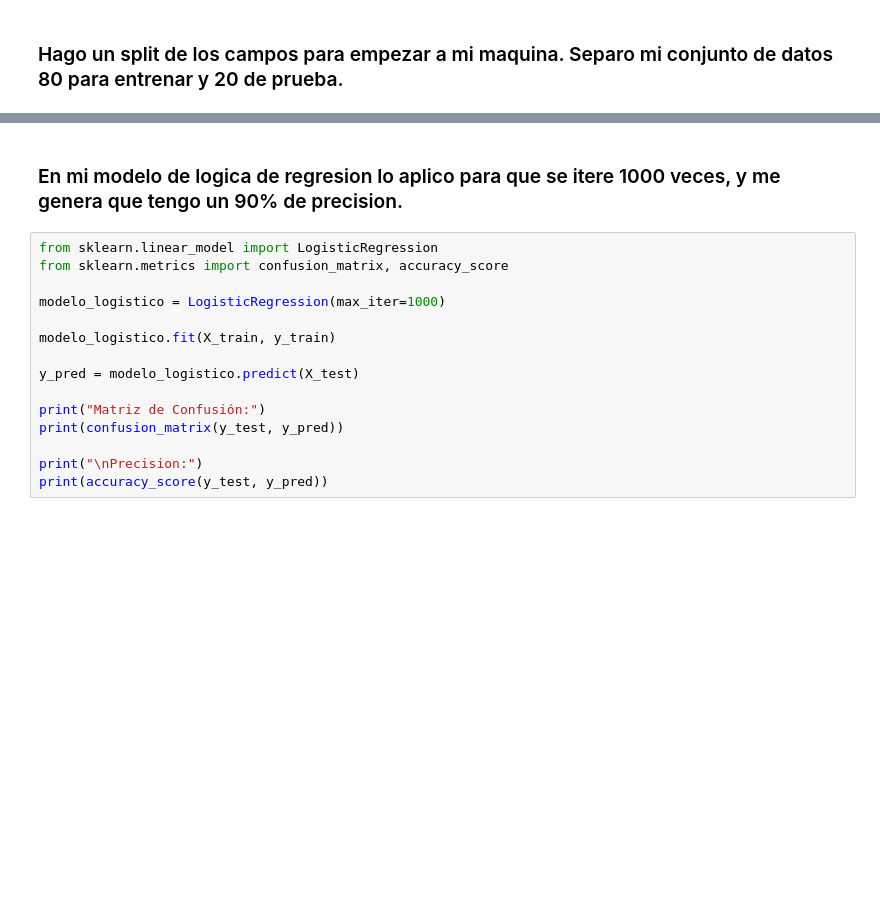
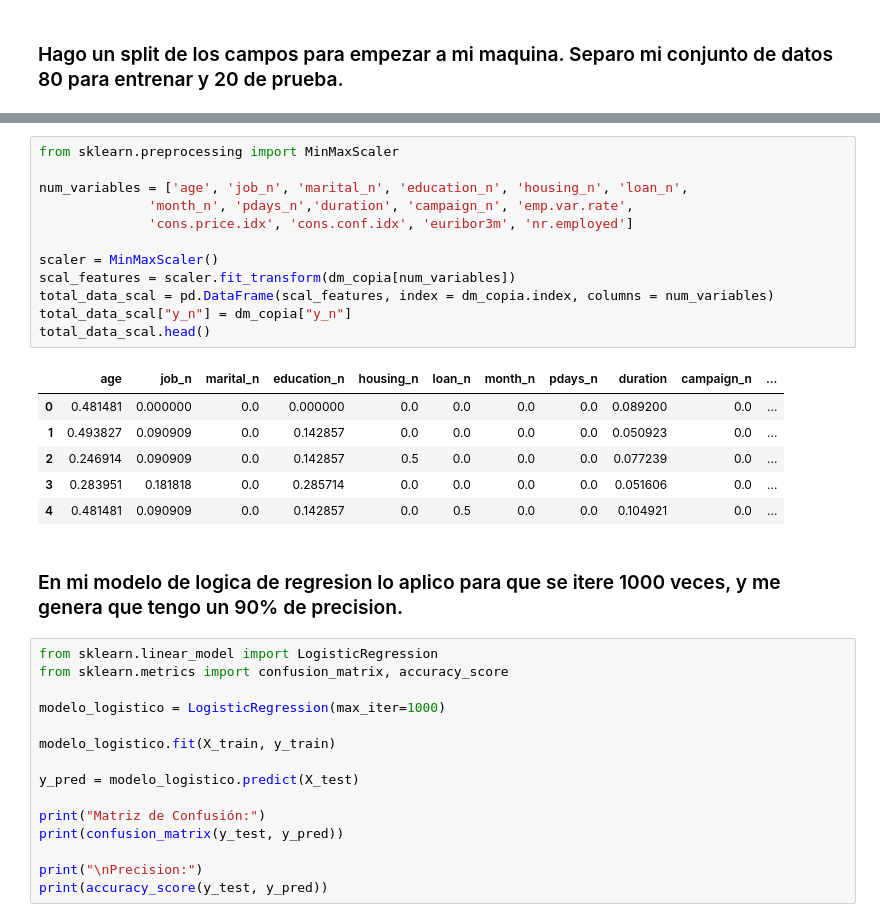
Before and after one commit to 4GeeksAcademy/machine-learning-python-template_jgg, a Jupyter notebook: src/explore.ipynb, the cells around one changed output, grey strips where cells are left out. Saved outputs shown, nothing was run; the diff lists cells and outputs as text; blank space fills up the shorter version.

```diff
--- a/src/explore.ipynb
+++ b/src/explore.ipynb
@@ -270,3 +303,22 @@ Tamaño del set de prueba: (8231, 15)
+# %%
+from sklearn.preprocessing import MinMaxScaler
+
+num_variables = ['age', 'job_n', 'marital_n', 'education_n', 'housing_n', 'loan_n',
+              'month_n', 'pdays_n','duration', 'campaign_n', 'emp.var.rate',
+              'cons.price.idx', 'cons.conf.idx', 'euribor3m', 'nr.employed']
+
+scaler = MinMaxScaler()
+scal_features = scaler.fit_transform(dm_copia[num_variables])
+total_data_scal = pd.DataFrame(scal_features, index = dm_copia.index, columns = num_variables)
+total_data_scal["y_n"] = dm_copia["y_n"]
+total_data_scal.head()
+# %% [output]
+|  | age | job_n | marital_n | education_n | housing_n | loan_n | month_n | pdays_n | duration | campaign_n | ... |
+| 0 | 0.481481 | 0.000000 | 0.0 | 0.000000 | 0.0 | 0.0 | 0.0 | 0.0 | 0.089200 | 0.0 | ... |
+| 1 | 0.493827 | 0.090909 | 0.0 | 0.142857 | 0.0 | 0.0 | 0.0 | 0.0 | 0.050923 | 0.0 | ... |
+| 2 | 0.246914 | 0.090909 | 0.0 | 0.142857 | 0.5 | 0.0 | 0.0 | 0.0 | 0.077239 | 0.0 | ... |
+| 3 | 0.283951 | 0.181818 | 0.0 | 0.285714 | 0.0 | 0.0 | 0.0 | 0.0 | 0.051606 | 0.0 | ... |
+| 4 | 0.481481 | 0.090909 | 0.0 | 0.142857 | 0.0 | 0.5 | 0.0 | 0.0 | 0.104921 | 0.0 | ... |
 # %% [markdown]
 ### En mi modelo de logica de regresion lo aplico para que se itere 1000 veces, y me genera que tengo un 90% de precision.
 # %%
```
Also changed, not shown: parts of 7 cells of this notebook, 2 other files.
